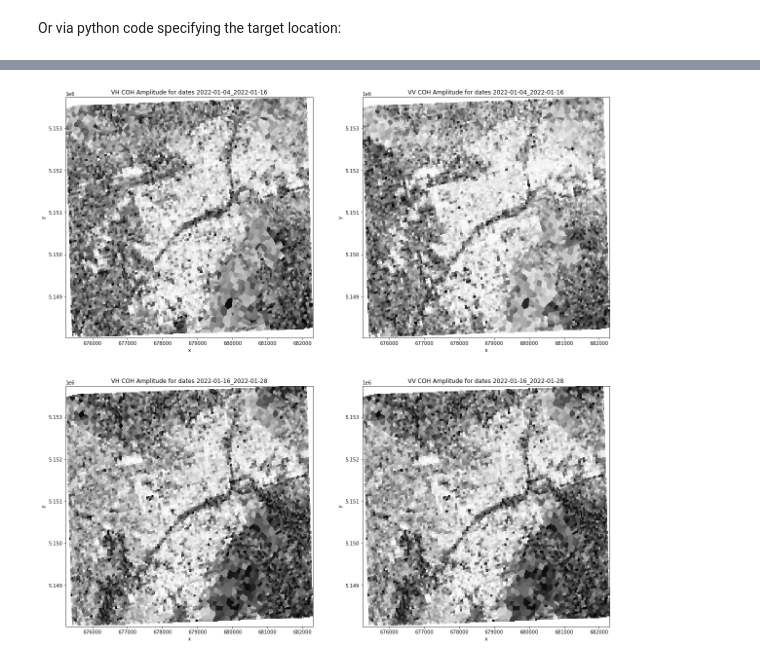
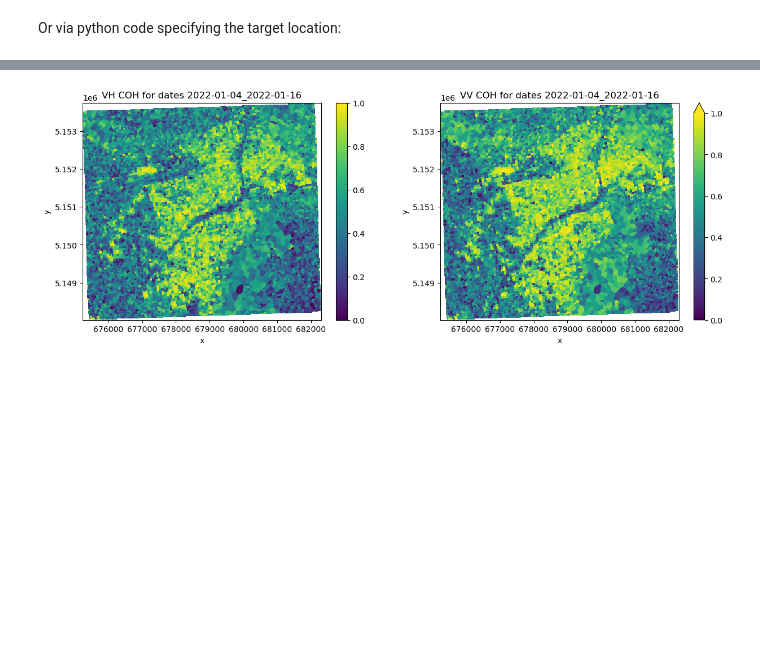
Before and after one commit to clausmichele/eurac-openeo-examples, a Jupyter notebook: python/SAR2Cube_openEO_examples_coherence.ipynb, the cells around one changed output, grey strips where cells are left out. Cells and saved outputs as stored; diff of their text form; code cells hidden in the pictures; blank space fills up the shorter version.

```diff
--- a/python/SAR2Cube_openEO_examples_coherence.ipynb
+++ b/python/SAR2Cube_openEO_examples_coherence.ipynb
@@ -393,8 +401,9 @@ job
 Download all the results if all the jobs have been completed
 # %%
 import os
-result_dir_name = "coherence_results_ML"
-os.mkdir(result_dir_name)
+result_dir_name = "coherence_results"
+if not os.path.exists(result_dir_name):
+    os.mkdir(result_dir_name)
 # %% [markdown]
 Once the job is marked as finished, you can download the result.
 
@@ -432,14 +438,11 @@ result.loc[dict(variable='coh_vh_amp')][0].plot.imshow(vmin=0,vmax=1)
 # %%
-plot_args = {'cmap':'Greys_r','add_colorbar':False}
-fig, ax = plt.subplots(2,2,figsize=(20,20))
-result.loc[dict(variable='coh_vh_amp')][0].plot.imshow(ax=ax[0,0],**plot_args, vmin=0,vmax=1)
-ax[0,0].set_title("VH COH Amplitude for dates " + str(result.loc[dict(variable='coh_vh_amp')]['time'][0].values))
-result.loc[dict(variable='coh_vv_amp')][0].plot.imshow(ax=ax[0,1],**plot_args, vmin=0,vmax=1)
-ax[0,1].set_title("VV COH Amplitude for dates " + str(result.loc[dict(variable='coh_vv_amp')]['time'][0].values))
-result.loc[dict(variable='coh_vh_amp')][1].plot.imshow(ax=ax[1,0],**plot_args, vmin=0,vmax=1)
-ax[1,0].set_title("VH COH Amplitude for dates " + str(result.loc[dict(variable='coh_vh_amp')]['time'][1].values))
-result.loc[dict(variable='coh_vh_amp')][1].plot.imshow(ax=ax[1,1],**plot_args, vmin=0,vmax=1)
-ax[1,1].set_title("VV COH Amplitude for dates " + str(result.loc[dict(variable='coh_vv_amp')]['time'][1].values))
+# plot_args = {'cmap':'Greys_r','add_colorbar':False}
+plot_args = {}
+fig, ax = plt.subplots(1,2,figsize=(15,5))
+result.loc[dict(variable='coh_vh_amp')][0].plot.imshow(ax=ax[0],**plot_args, vmin=0,vmax=1)
+ax[0].set_title("VH COH for dates " + str(result.loc[dict(variable='coh_vh_amp')]['time'][0].values))
+result.loc[dict(variable='coh_vv_amp')][0].plot.imshow(ax=ax[1],**plot_args, vmin=0,vmax=1)
+ax[1].set_title("VV COH for dates " + str(result.loc[dict(variable='coh_vv_amp')]['time'][0].values))
 plt.show()
 # %% [output]
-[figure, old version]
+[figure, new version]
```
Also changed, not shown: parts of 28 cells of this notebook, 3 other files.
